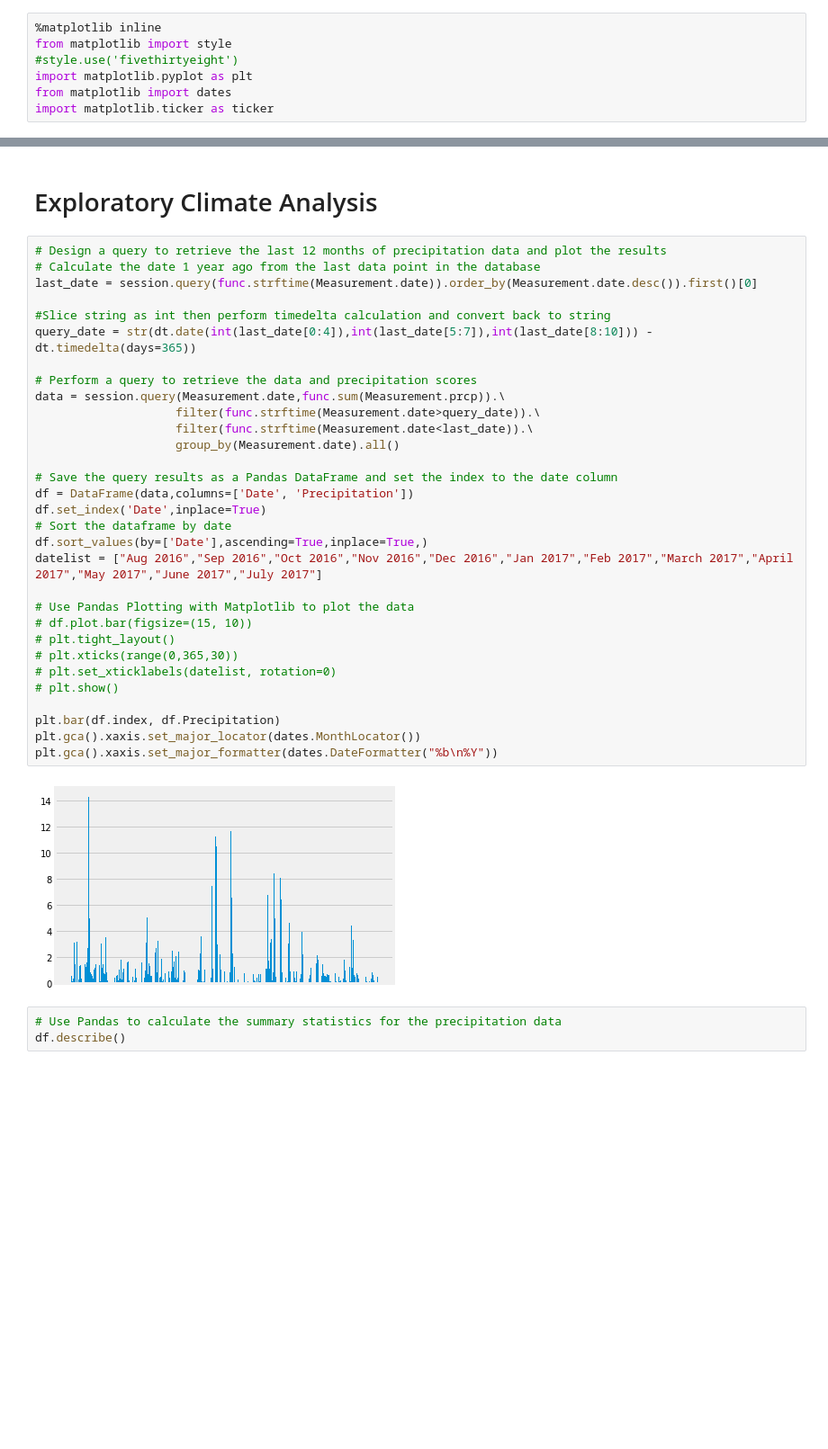
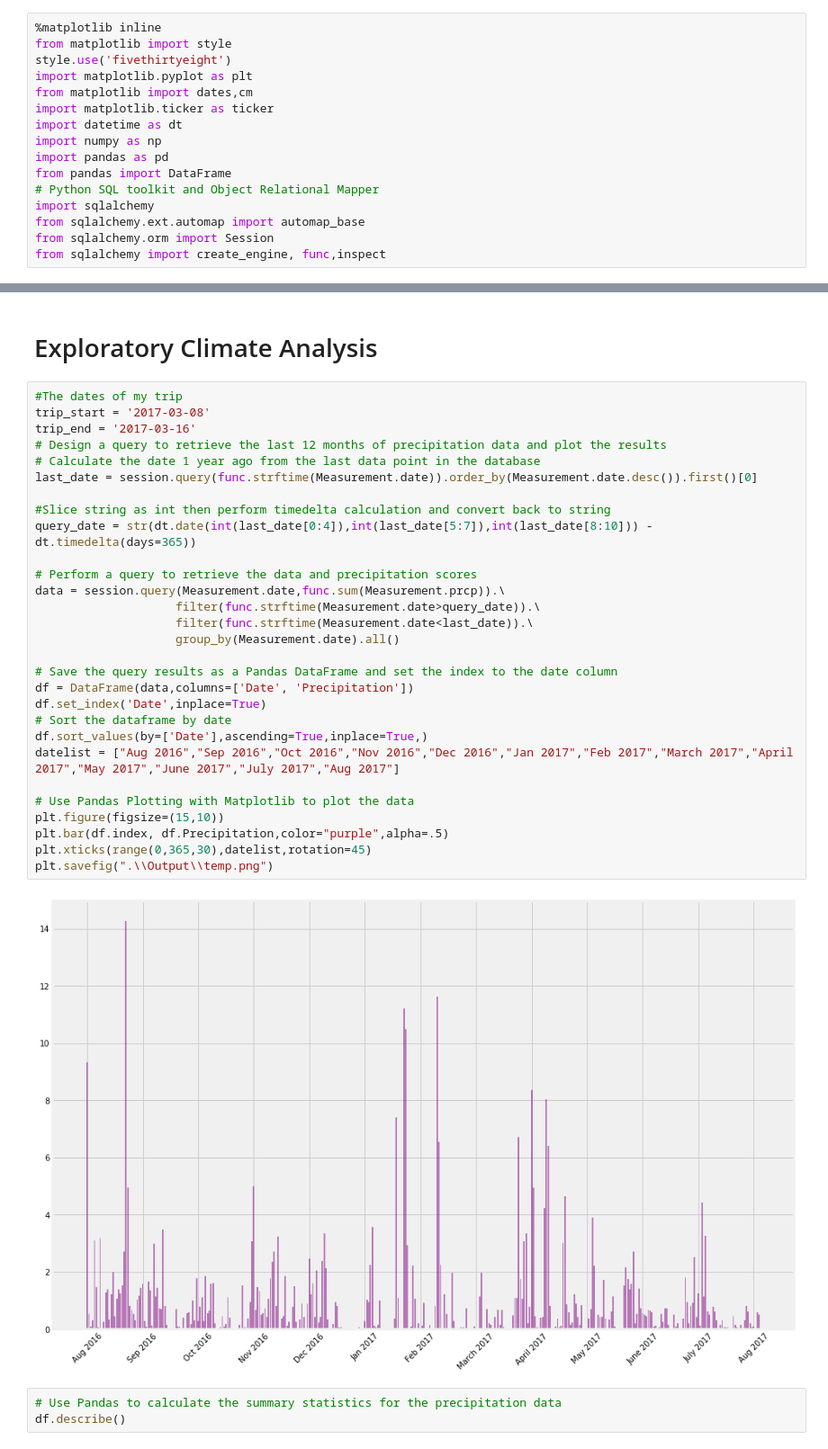
Before and after one commit to bethanylindberg/SMU_Data_Science, a Jupyter notebook: Week 10/climate_starter.ipynb, the cells around one changed output, grey strips where cells are left out. Shown: that part at 90% size. Saved outputs shown, nothing was run; the diff lists cells and outputs as text; blank space fills up the shorter version.

Commit message:
Analysis and output

```diff
--- a/Week 10/climate_starter.ipynb
+++ b/Week 10/climate_starter.ipynb
@@ -1,7 +1,16 @@
 # %%
 %matplotlib inline
 from matplotlib import style
-#style.use('fivethirtyeight')
+style.use('fivethirtyeight')
 import matplotlib.pyplot as plt
-from matplotlib import dates
+from matplotlib import dates,cm
 import matplotlib.ticker as ticker
+import datetime as dt
+import numpy as np
+import pandas as pd
+from pandas import DataFrame
+# Python SQL toolkit and Object Relational Mapper
+import sqlalchemy
+from sqlalchemy.ext.automap import automap_base
+from sqlalchemy.orm import Session
+from sqlalchemy import create_engine, func,inspect
@@ -63,38 +37,36 @@ elevation FLOAT
 # %% [markdown]
 # Exploratory Climate Analysis
 # %%
+#The dates of my trip
+trip_start = '2017-03-08'
+trip_end = '2017-03-16'
 # Design a query to retrieve the last 12 months of precipitation data and plot the results
 # Calculate the date 1 year ago from the last data point in the database
 last_date = session.query(func.strftime(Measurement.date)).order_by(Measurement.date.desc()).first()[0]
 
 #Slice string as int then perform timedelta calculation and convert back to string
 query_date = str(dt.date(int(last_date[0:4]),int(last_date[5:7]),int(last_date[8:10])) - dt.timedelta(days=365))
 
 # Perform a query to retrieve the data and precipitation scores
 data = session.query(Measurement.date,func.sum(Measurement.prcp)).\
                     filter(func.strftime(Measurement.date>query_date)).\
                     filter(func.strftime(Measurement.date<last_date)).\
                     group_by(Measurement.date).all()
 
 # Save the query results as a Pandas DataFrame and set the index to the date column
 df = DataFrame(data,columns=['Date', 'Precipitation'])
 df.set_index('Date',inplace=True)
 # Sort the dataframe by date
 df.sort_values(by=['Date'],ascending=True,inplace=True,)
-datelist = ["Aug 2016","Sep 2016","Oct 2016","Nov 2016","Dec 2016","Jan 2017","Feb 2017","March 2017","April 2017","May 2017","June 2017","July 2017"]
+datelist = ["Aug 2016","Sep 2016","Oct 2016","Nov 2016","Dec 2016","Jan 2017","Feb 2017","March 2017","April 2017","May 2017","June 2017","July 2017","Aug 2017"]
 
 # Use Pandas Plotting with Matplotlib to plot the data
-# df.plot.bar(figsize=(15, 10))
-# plt.tight_layout()
-# plt.xticks(range(0,365,30))
-# plt.set_xticklabels(datelist, rotation=0)
-# plt.show()
-
-plt.bar(df.index, df.Precipitation)
-plt.gca().xaxis.set_major_locator(dates.MonthLocator())
-plt.gca().xaxis.set_major_formatter(dates.DateFormatter("%b\n%Y"))
+plt.figure(figsize=(15,10))
+plt.bar(df.index, df.Precipitation,color="purple",alpha=.5)
+plt.xticks(range(0,365,30),datelist,rotation=45)
+plt.savefig(".\\Output\\temp.png")
 # %% [output]
-[figure, old version]
+[figure, new version]
 # %%
 # Use Pandas to calculate the summary statistics for the precipitation data
 df.describe()
```
Also changed, not shown: parts of 18 cells of this notebook, 4 other files.
